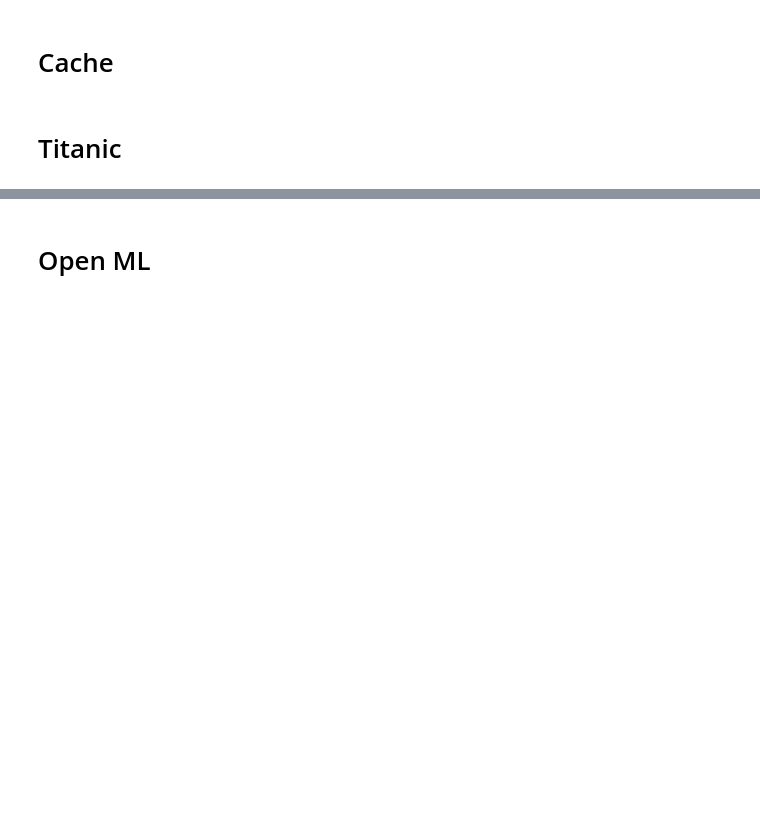
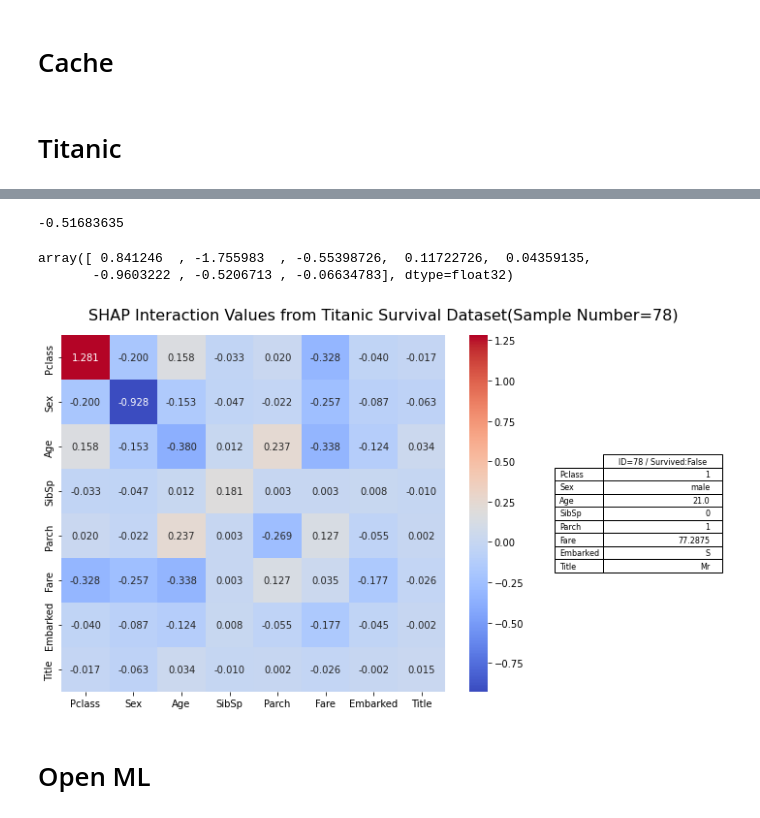
Before and after one commit to simonjisu/FeatureInteractionTree, a Jupyter notebook: notebooks/Finer Granularity Explanation.ipynb, the cells around one changed output, grey strips where cells are left out. Cells and saved outputs as stored; diff of their text form; code cells hidden in the pictures; blank space fills up the shorter version.

```diff
--- a/notebooks/Finer Granularity Explanation.ipynb
+++ b/notebooks/Finer Granularity Explanation.ipynb
@@ -162,0 +157,12 @@ shap_interactions = tree_builder.shap_interaction_values(group_id=group_id)
+# %%
+from fge.dataset import titanic
+data_id = 0
+i = dataset.data['X_train'].iloc[data_id].name
+d = titanic(data_home=Path('../data').resolve() / 'titanic', as_frame=True, display=True)
+
+X = d['data']
+y = d['target']
+feature_names = X.columns
+sample = X.loc[i]
+sample = pd.DataFrame(sample).rename(columns={78: f'ID=78 / Survived:{bool(y[i])}'})
+sample
@@ -163,3 +179,31 @@ shap_interactions = tree_builder.shap_interaction_values(group_id=group_id)
+# %%
+tree_builder.explainer.expected_value
+# %% [output]
+-0.51683635
+# %%
+shap_interactions[data_id].sum(1)
+# %% [output]
+array([ 0.841246  , -1.755983  , -0.55398726,  0.11722726,  0.04359135,
+       -0.9603222 , -0.5206713 , -0.06634783], dtype=float32)
+# %%
+import matplotlib.gridspec as gridspec
+
+df = pd.DataFrame(shap_interactions[data_id], index=feature_names, columns=feature_names)
+
+fig = plt.figure(figsize=(10, 6))
+
+gs1 = gridspec.GridSpec(1, 4)
+ax1 = fig.add_subplot(gs1[0:3])
+ax2 = fig.add_subplot(gs1[3])
+sns.heatmap(df, cmap='coolwarm', annot=True, fmt='.3f', ax=ax1)
+ax2.axis('tight')
+ax2.axis('off')
+ax2.table(cellText=sample.values, colLabels=sample.columns, loc='center', rowLabels=sample.index)
+fig.suptitle(f'SHAP Interaction Values from Titanic Survival Dataset(Sample Number={i})', fontsize=16)
+plt.tight_layout()
+plt.show()
+# %% [output]
+[figure, added]
 # %%
 shap.summary_plot(shap_interactions.sum(2), dataset.data['X_train'])
 # %%
```
Also changed, not shown: parts of 7 cells of this notebook, 18 other files.
